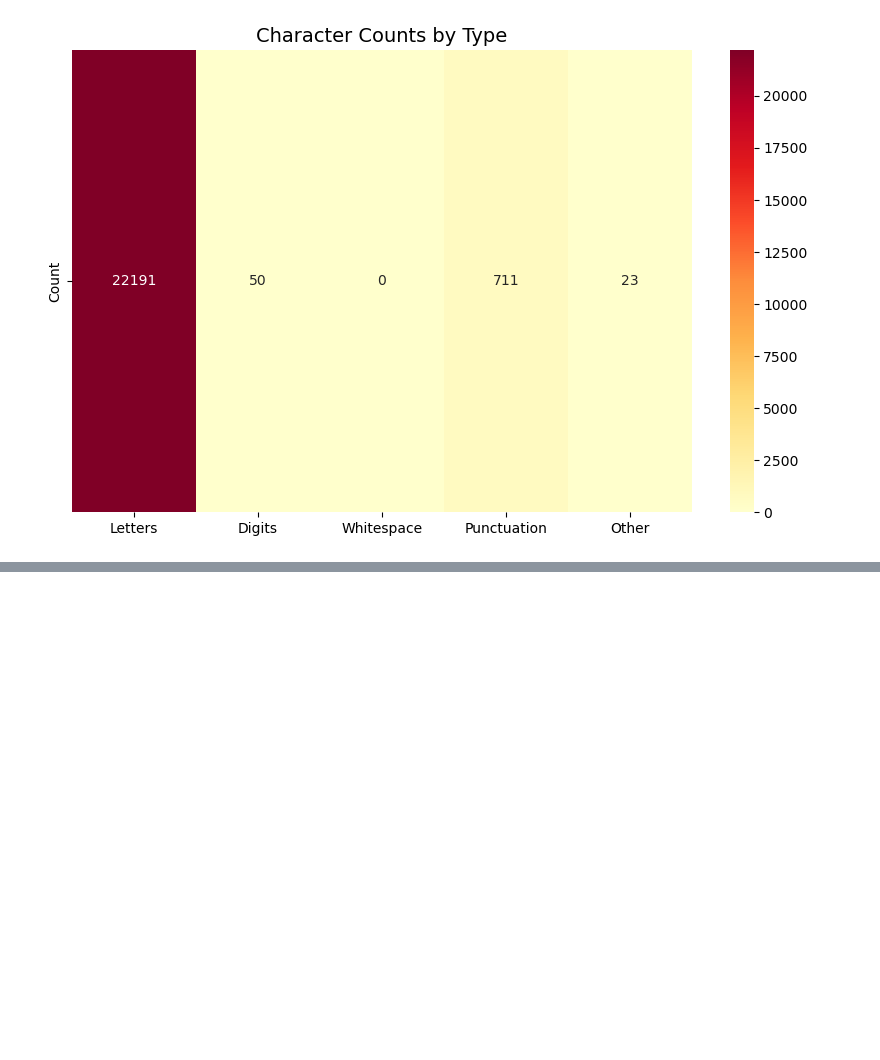
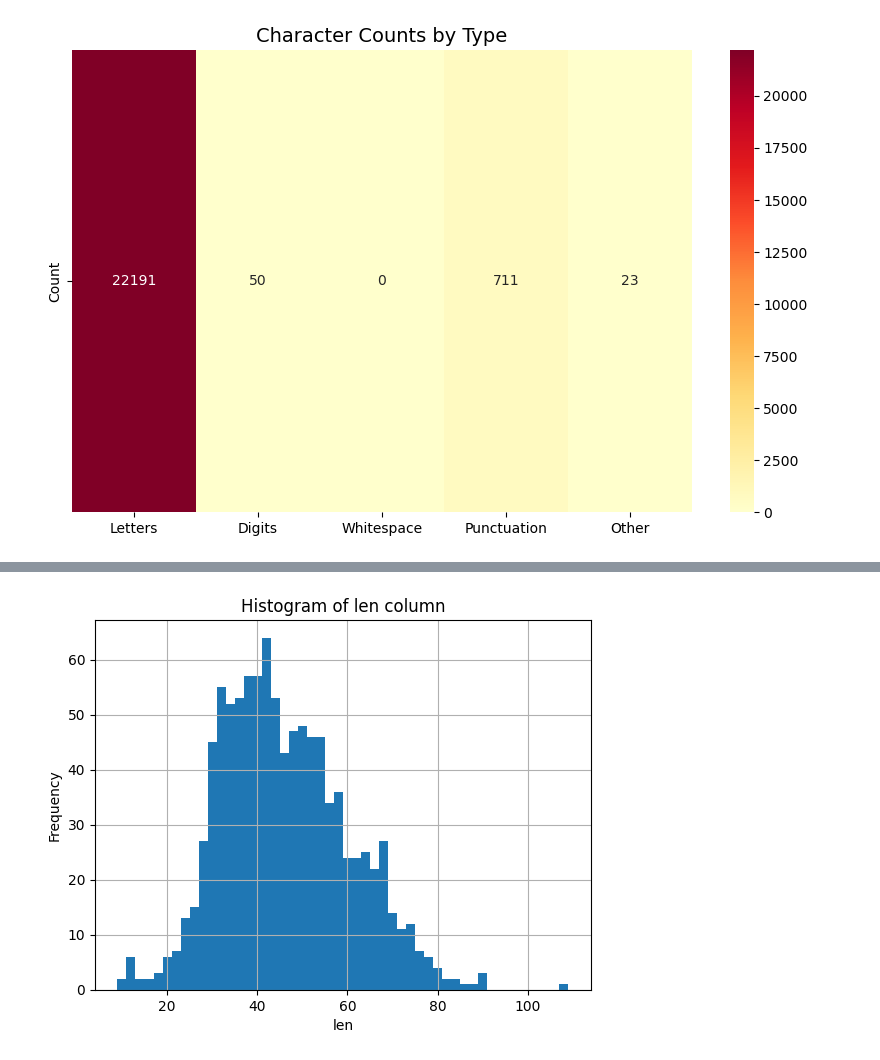
Before and after one commit to RuslanZaripov/avito-ds-internship-task, a Jupyter notebook: notebooks/analyze_data.ipynb, the cells around one changed output, grey strips where cells are left out. Saved outputs shown, nothing was run; the diff lists cells and outputs as text; code cells hidden in the pictures; blank space fills up the shorter version.

```diff
--- a/notebooks/analyze_data.ipynb
+++ b/notebooks/analyze_data.ipynb
@@ -223,0 +229,6 @@ Other category stat:
+# %%
+model_name = "google/byt5-small"
+tokenizer = AutoTokenizer.from_pretrained(model_name)
+# %%
+test = pd.read_csv('/kaggle/input/avito-ds-dataset/test.csv', index_col='id')
+test.head(2)
@@ -223,0 +240,4 @@ Other category stat:
+# %%
+test['tokenized'] = test['text_no_spaces'].map(tokenizer.encode)
+test['tokenized_len'] = test['tokenized'].map(len)
+test
@@ -223,0 +259,8 @@ Other category stat:
+# %%
+test['tokenized_len'].hist(bins=50)
+plt.title('Histogram of len column')
+plt.xlabel('len')
+plt.ylabel('Frequency')
+plt.show()
+# %% [output]
+[figure, added]
```
Also changed, not shown: parts of 6 cells of this notebook, 5 other files.
